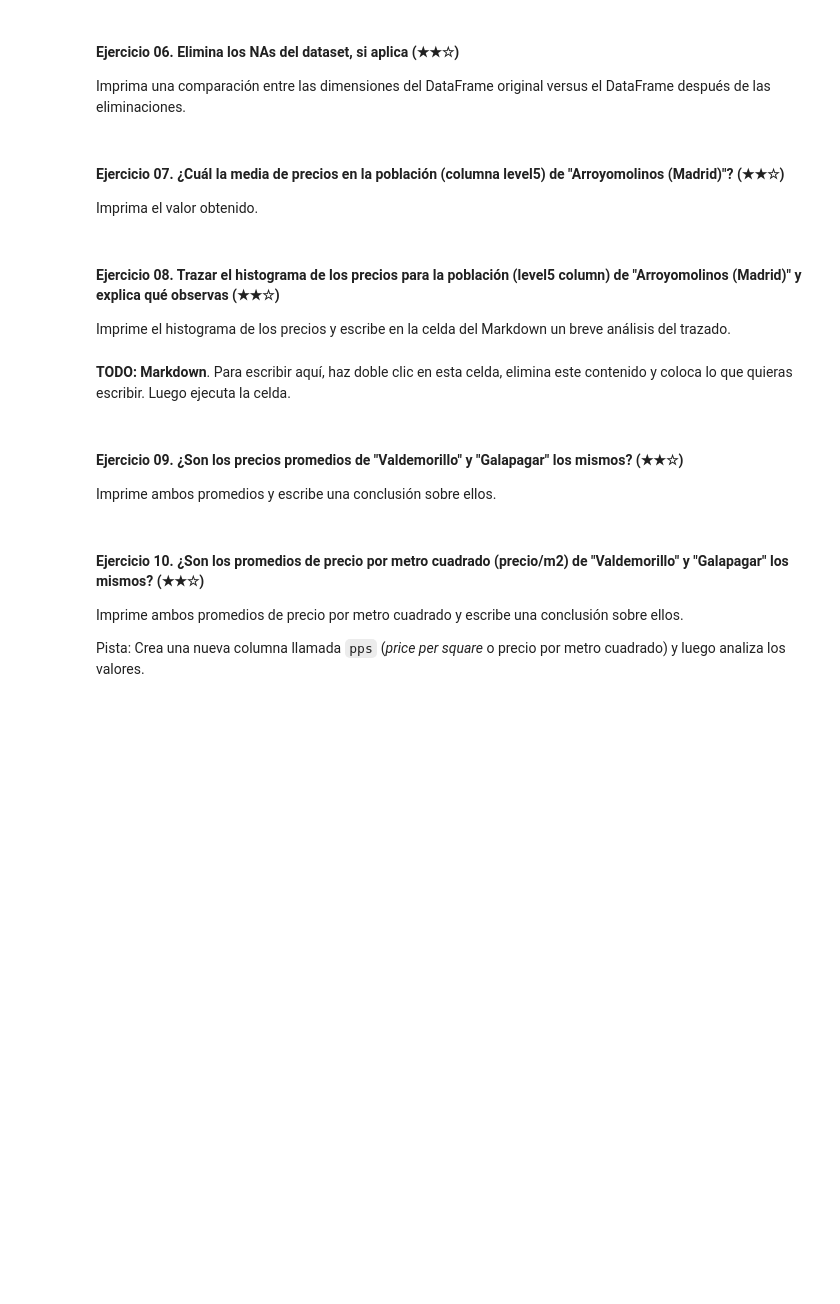
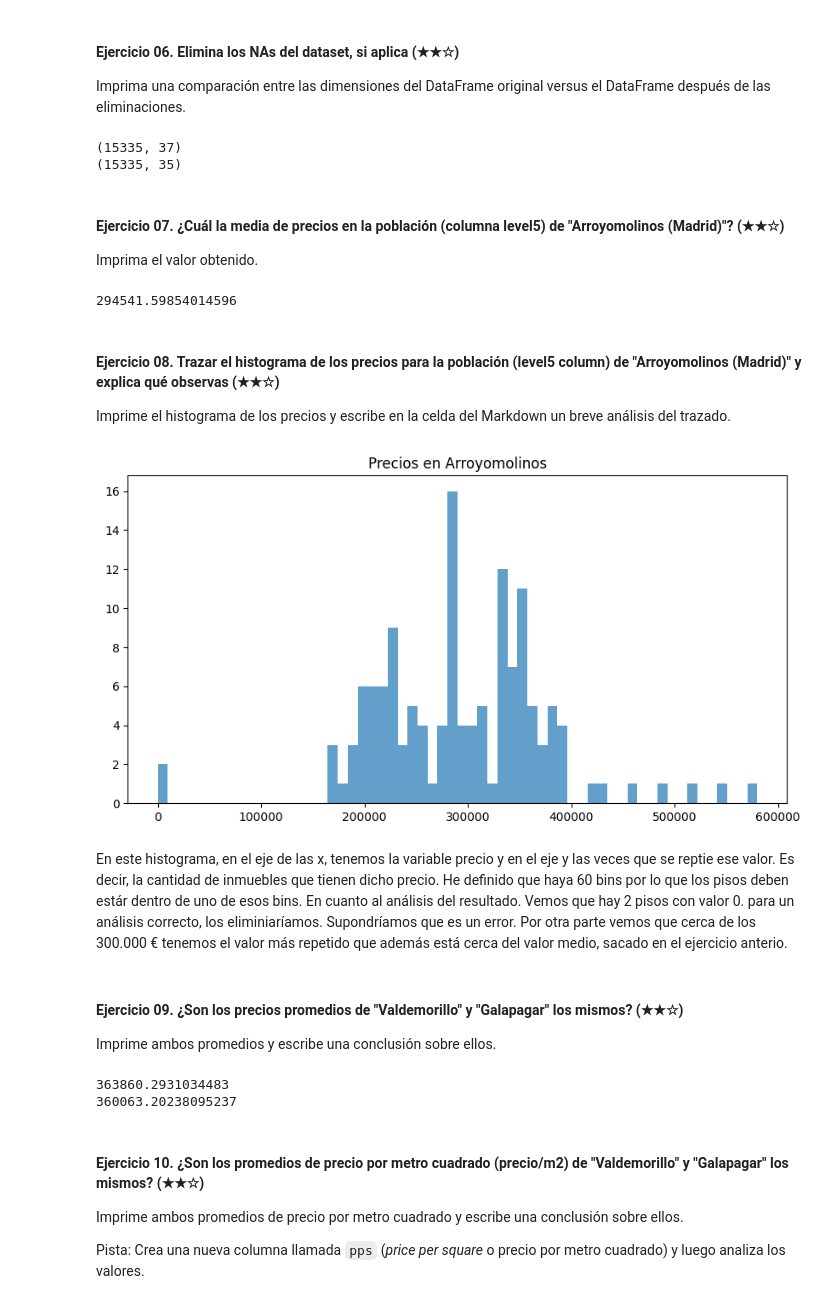
Before and after one commit to 4GeeksAcademy/realestate-datacleanup-exerciseJoseMaria, a Jupyter notebook: project.es.ipynb, the cells around one changed output. Saved outputs shown, nothing was run; the diff lists cells and outputs as text; code cells hidden in the pictures; blank space fills up the shorter version.

```diff
--- a/project.es.ipynb
+++ b/project.es.ipynb
@@ -82,26 +178,85 @@ Imprima un booleano (`True` o `False`) seguido de la fila/columna que contiene e
 Imprima una comparación entre las dimensiones del DataFrame original versus el DataFrame después de las eliminaciones.
 # %%
 # TODO
+
+import pandas as pd
+
+# This CSV file contains semicolons instead of comas as separator
+ds = pd.read_csv('assets/real_estate.csv', sep=';')
+
+ds_sinfilas_NaN = ds.dropna(how = "all")
+ds_sincolumnas_NaN= ds_sinfilas_NaN.dropna(axis=1, how = "all")
+
+print(ds.shape)
+print (ds_sincolumnas_NaN.shape)
+# %% [output]
+(15335, 37)
+(15335, 35)
 # %% [markdown]
 #### Ejercicio 07. ¿Cuál la media de precios en la población (columna level5) de "Arroyomolinos (Madrid)"? (★★☆)
 
 Imprima el valor obtenido.
 # %%
 # TODO
+
+import pandas as pd
+
+# This CSV file contains semicolons instead of comas as separator
+ds = pd.read_csv('assets/real_estate.csv', sep=';')
+
+ds_arroyomolinos = ds[ds['level5']=='Arroyomolinos (Madrid)']
+
+mean_price = ds_arroyomolinos['price'].mean()
+
+print (mean_price)
+# %% [output]
+294541.59854014596
 # %% [markdown]
 #### Ejercicio 08. Trazar el histograma de los precios para la población (level5 column) de "Arroyomolinos (Madrid)" y explica qué observas (★★☆)
 
 Imprime el histograma de los precios y escribe en la celda del Markdown un breve análisis del trazado.
 # %%
 # TODO: Code
+
+import pandas as pd
+import matplotlib.pyplot as plt
+
+# This CSV file contains semicolons instead of comas as separator
+ds = pd.read_csv('assets/real_estate.csv', sep=';')
+
+
+plt.figure(figsize = (10, 5))
+
+plt.hist(ds_arroyomolinos['price'],bins=60,alpha=0.7)
+
+plt.title("Precios en Arroyomolinos")
+
+plt.show()
+# %% [output]
+[figure, added]
 # %% [markdown]
-**TODO: Markdown**. Para escribir aquí, haz doble clic en esta celda, elimina este contenido y coloca lo que quieras escribir. Luego ejecuta la celda.
+En este histograma, en el eje de las x, tenemos la variable precio y en el eje y las veces que se reptie ese valor. Es decir, la cantidad de inmuebles que tienen dicho precio. He definido que haya 60 bins por lo que los pisos deben estár dentro de uno de esos bins.
+En cuanto al análisis del resultado. Vemos que hay 2 pisos con valor 0. para un análisis correcto, los eliminiaríamos. Supondríamos que es un error. Por otra parte vemos que cerca de los 300.000 € tenemos el valor más repetido que además está cerca del valor medio, sacado en el ejercicio anterio.
 # %% [markdown]
 #### Ejercicio 09. ¿Son los precios promedios de "Valdemorillo" y "Galapagar" los mismos? (★★☆)
 
 Imprime ambos promedios y escribe una conclusión sobre ellos.
 # %%
 # TODO
+
+ds_Valdemorillo = ds[ds['level5']=='Valdemorillo']
+ds_Galapagar = ds[ds['level5']=='Galapagar']
+
+mean_price_Valdemorillo = ds_Valdemorillo['price'].mean()
+mean_price_Galapagar= ds_Galapagar['price'].mean()
+
+print(mean_price_Valdemorillo)
+print(mean_price_Galapagar)
+
+# Los valores medio de precio no son los mismos desde un punto de vista matemático. Podríamos decir que tienen el mismo valor medio desde un punto de vista práctico.
+# %% [output]
+363860.2931034483
+360063.20238095237
 # %% [markdown]
 #### Ejercicio 10. ¿Son los promedios de precio por metro cuadrado (precio/m2) de "Valdemorillo" y "Galapagar" los mismos? (★★☆)
 
```
Also changed, not shown: parts of 21 cells of this notebook.
